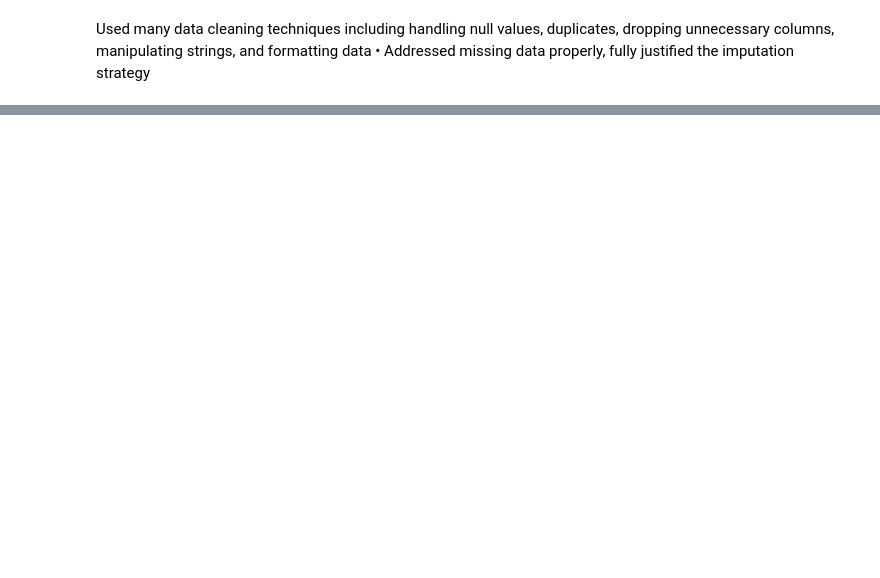
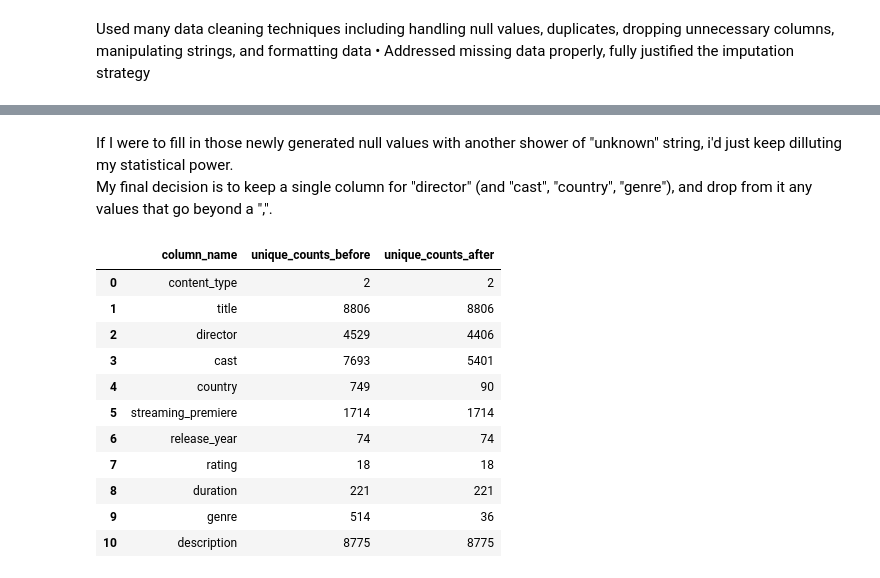
Before and after one commit to millenko/project1, a Jupyter notebook: notebooks/netflix_data_analysis.ipynb, the cells around one changed output, grey strips where cells are left out. Saved outputs shown, nothing was run; the diff lists cells and outputs as text; code cells hidden in the pictures; blank space fills up the shorter version.

```diff
--- a/notebooks/netflix_data_analysis.ipynb
+++ b/notebooks/netflix_data_analysis.ipynb
@@ -339,0 +404,3 @@ comma delimiter for grouped values
+# %% [markdown]
+If I were to fill in those newly generated null values with another shower of "unknown" string, i'd just keep dilluting my statistical power.<br>
+My final decision is to keep a single column for "director" (and "cast", "country", "genre"), and drop from it any values that go beyond a ",".
@@ -339,0 +414,26 @@ comma delimiter for grouped values
+# %%
+# The before-after comparison shows great improvement in deflated unique values in all 4 columns.
+
+column_names = netflix_df_original.columns
+unique_counts_before = netflix_df_original.apply(lambda col: col.nunique())
+unique_counts_after = netflix_df.apply(lambda col: col.nunique())
+
+df_counts = pd.DataFrame({
+    "column_name": column_names,
+    "unique_counts_before": unique_counts_before,
+    "unique_counts_after": unique_counts_after}).reset_index(drop=True)
+
+df_counts
+# %% [output]
+|  | column_name | unique_counts_before | unique_counts_after |
+| 0 | content_type | 2 | 2 |
+| 1 | title | 8806 | 8806 |
+| 2 | director | 4529 | 4406 |
+| 3 | cast | 7693 | 5401 |
+| 4 | country | 749 | 90 |
+| 5 | streaming_premiere | 1714 | 1714 |
+| 6 | release_year | 74 | 74 |
+| 7 | rating | 18 | 18 |
+| 8 | duration | 221 | 221 |
+| 9 | genre | 514 | 36 |
+| 10 | description | 8775 | 8775 |
```
Also changed, not shown: parts of 32 cells of this notebook, 5 other files.
